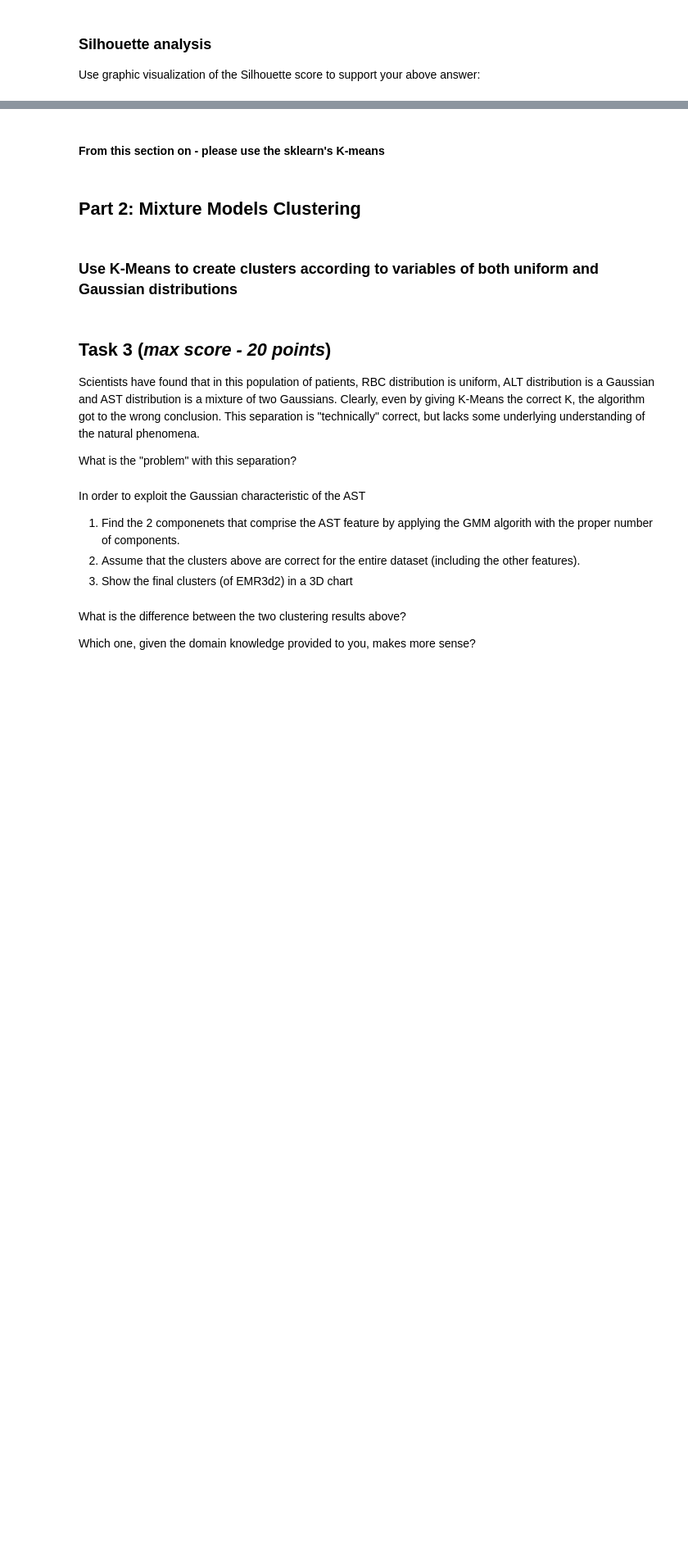
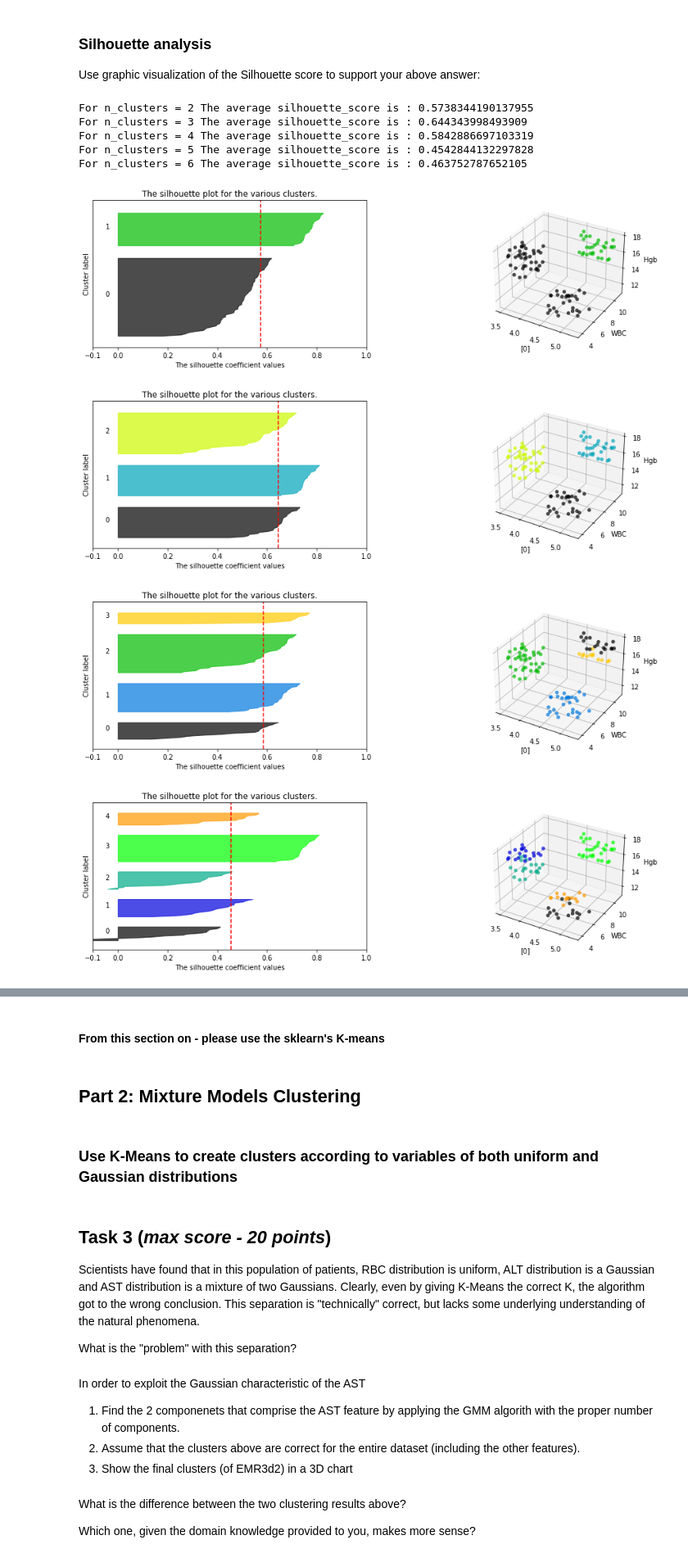
Before and after one commit to Shuaf98/y-data, a Jupyter notebook: ydata_unsupervised_learning/lecture1_intro_kmeans/HW1_Clustering.ipynb, the cells around one changed output, grey strips where cells are left out. Shown at 82% size. Drawn from its saved outputs; the diff is of its cells as text; code cells hidden in the pictures; blank space fills up the shorter version.

```diff
--- a/ydata_unsupervised_learning/lecture1_intro_kmeans/HW1_Clustering.ipynb
+++ b/ydata_unsupervised_learning/lecture1_intro_kmeans/HW1_Clustering.ipynb
@@ -172,0 +186,79 @@ def plot_Silhouette(X, y, num_clusters):
+# %%
+from sklearn.metrics import silhouette_samples, silhouette_score
+import matplotlib.cm as cm
+k_vals = [2,3,4,5,6]
+
+X = EMR3d1
+for k in k_vals:
+    fig = plt.figure(figsize = (16,4))
+    ax1 = fig.add_subplot(1,2,1) # The 1st subplot is the silhouette plot
+    # The silhouette coefficient can range from -1, 1 but in this example all lie within [-0.1, 1]
+    ax1.set_xlim([-0.1, 1])
+    ax1.set_ylim([0, len(X) + (k + 1) * 10 ]) # The (k+1)*10 is for better spacing between sillouhettes.
+
+
+    #run kmeans
+    km = k_means()
+    km.fit(X, k)
+    predicted_labels = km.labels
+
+    sample_silhouette_values = silhouette_samples(X, predicted_labels) # Compute the silhouette scores for each sample
+
+    y_lower = 10 #shift the sillouhettes up for better spacing.
+    for i in range(k): # Aggregate the silhouette scores for samples belonging to # cluster i, and sort them
+        sil_value_i = sample_silhouette_values[predicted_labels == i]
+        sil_value_i.sort()
+
+        size_cluster_i = sil_value_i.shape[0]
+        y_upper = y_lower + size_cluster_i
+        color = cm.nipy_spectral(float(i) / k)
+
+        #Plot the Silhouttes
+        ax1.fill_betweenx(
+            y = np.arange(y_lower, y_upper),
+            x1 = 0,
+            x2 =sil_value_i,
+            facecolor=color,
+            edgecolor=color,
+            alpha=0.7,
+        )
+
+        # Label the silhouette plots with their cluster numbers at the middle
+        ax1.text(-0.05, y_lower + 0.5 * size_cluster_i, str(i))
+
+        # Compute the new y_lower for next plot
+        y_lower = y_upper + 10  # 10 for the 0 samples
+
+    ax1.set_title("The silhouette plot for the various clusters.")
+    ax1.set_xlabel("The silhouette coefficient values")
+    ax1.set_ylabel("Cluster label")
+
+    # Calculate the silhouette_score- the average for all of the silhouttes.
+    silhouette_avg = silhouette_score(X, predicted_labels)
+    print("For n_clusters =", k, "The average silhouette_score is :", silhouette_avg,)
+    ax1.axvline(x=silhouette_avg, color="red", linestyle="--") # The vertical line for average silhouette score of all the values
+    ax1.set_yticks([])  # Clear the yaxis labels / ticks
+    ax1.set_xticks([-0.1, 0, 0.2, 0.4, 0.6, 0.8, 1])
+
+
+    ax2 = fig.add_subplot(1,2,2, projection = '3d') # 2nd Plot showing the actual clusters formed
+    colors = cm.nipy_spectral(predicted_labels.astype(float) / k)
+
+    # Axes3D(fig,)
+
+    ax2.set_xlabel([0])
+    ax2.set_ylabel(variables1[1])
+    ax2.set_zlabel(variables1[2])
+    ax2.scatter(EMR3d1[:,0], EMR3d1[:,1], EMR3d1[:,2], s=30, lw=0, alpha=0.7, c=colors, edgecolor="k")
+    # make_chart(EMR3d1, cluster_labels, variables1)
+plt.show()
+# %% [output]
+For n_clusters = 2 The average silhouette_score is : 0.5738344190137955
+For n_clusters = 3 The average silhouette_score is : 0.644343998493909
+For n_clusters = 4 The average silhouette_score is : 0.5842886697103319
+For n_clusters = 5 The average silhouette_score is : 0.4542844132297828
+For n_clusters = 6 The average silhouette_score is : 0.463752787652105
+[figure, added]
+[figure, added]
+[figure, added]
+[figure, added]
```
Also changed, not shown: parts of 14 cells of this notebook, 3 other files.
